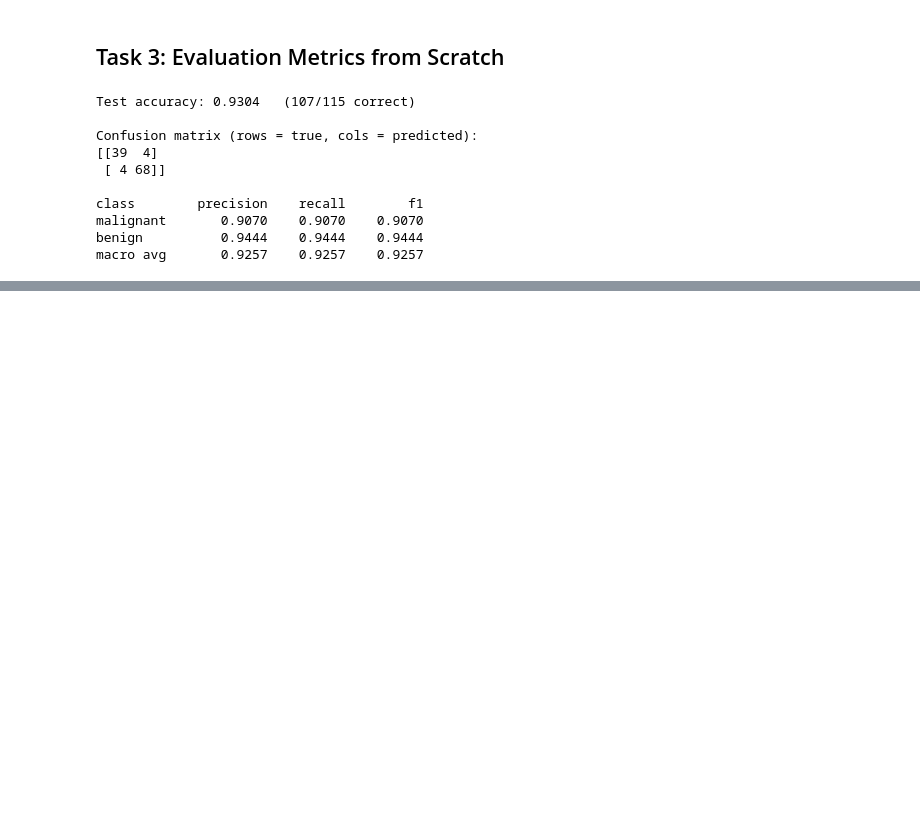
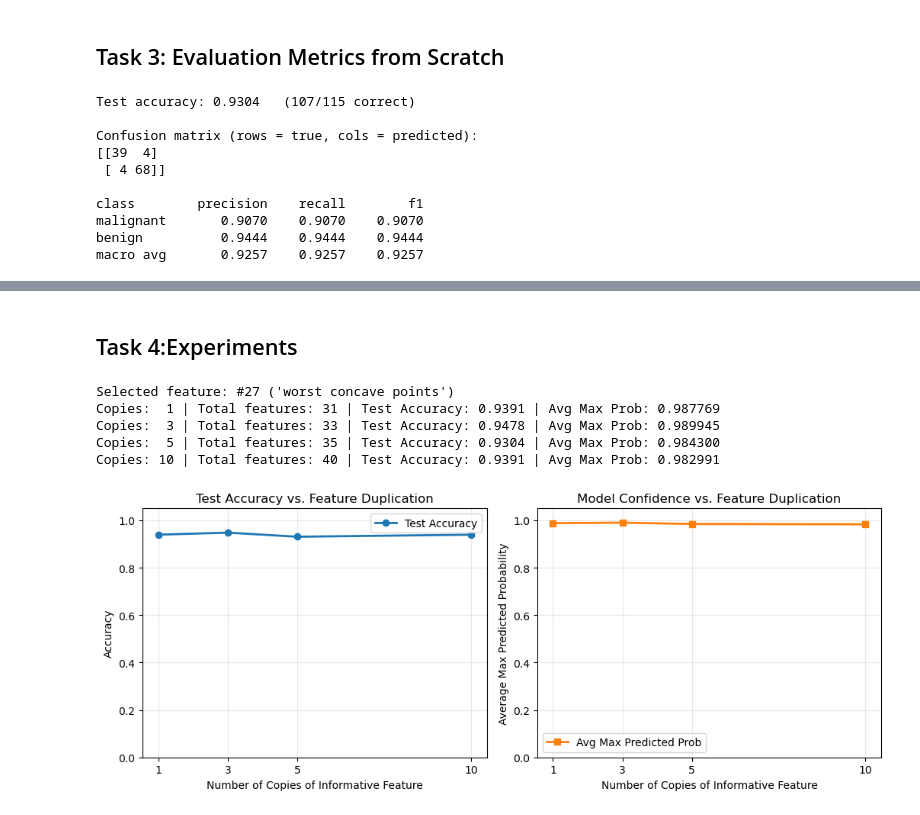
Before and after one commit to mariamemad347/GNB, a Jupyter notebook: GNB_20240437_20240575.ipynb, the cells around one changed output, grey strips where cells are left out. Drawn from its saved outputs; the diff is of its cells as text; code cells hidden in the pictures; blank space fills up the shorter version.

```diff
--- a/GNB_20240437_20240575.ipynb
+++ b/GNB_20240437_20240575.ipynb
@@ -278,0 +282,60 @@ macro avg       1.0000    1.0000    1.0000
+# %% [markdown]
+## Task 4:Experiments
+# %%
+class0_mean = X_train[y_train == 0].mean(axis=0)
+class1_mean = X_train[y_train == 1].mean(axis=0)
+pooled_std = np.where(X_train.std(axis=0) == 0, 1.0, X_train.std(axis=0))
+effect_size = np.abs(class0_mean - class1_mean) / pooled_std
+
+feat_idx = int(np.argmax(effect_size))
+feat_name = data.feature_names[feat_idx]
+print(f"Selected feature: #{feat_idx} ('{feat_name}')")
+
+copy_counts = [1, 3, 5, 10]
+accuracies = []
+avg_max_probs = []
+
+for n_copies in copy_counts:
+    dup_train = np.repeat(X_train[:, [feat_idx]], n_copies, axis=1)
+    dup_test = np.repeat(X_test[:, [feat_idx]], n_copies, axis=1)
+    X_tr_aug = np.hstack([X_train, dup_train])
+    X_te_aug = np.hstack([X_test, dup_test])
+    gnb = GaussianNaiveBayes().fit(X_tr_aug, y_train)
+    y_pred = gnb.predict(X_te_aug)
+    probs = gnb.predict_proba(X_te_aug)
+    acc = accuracy(y_test, y_pred)
+    mean_conf = float(np.mean(np.max(probs, axis=1)))
+    accuracies.append(acc)
+    avg_max_probs.append(mean_conf)
+    print(f"Copies: {n_copies:>2d} | Total features: {X_tr_aug.shape[1]:>2d} | "
+          f"Test Accuracy: {acc:.4f} | Avg Max Prob: {mean_conf:.6f}")
+fig, axes = plt.subplots(1, 2, figsize=(10.5, 4.2))
+
+axes[0].plot(copy_counts, accuracies, marker="o", linewidth=2, label="Test Accuracy")
+axes[0].set_title("Test Accuracy vs. Feature Duplication")
+axes[0].set_xlabel("Number of Copies of Informative Feature")
+axes[0].set_ylabel("Accuracy")
+axes[0].set_xticks(copy_counts)
+axes[0].set_ylim(0.0, 1.05)
+axes[0].grid(True, alpha=0.3)
+axes[0].legend()
+
+axes[1].plot(copy_counts, avg_max_probs, marker="s", linewidth=2, color="tab:orange",
+             label="Avg Max Predicted Prob")
+axes[1].set_title("Model Confidence vs. Feature Duplication")
+axes[1].set_xlabel("Number of Copies of Informative Feature")
+axes[1].set_ylabel("Average Max Predicted Probability")
+axes[1].set_xticks(copy_counts)
+axes[1].set_ylim(0.0, 1.05)
+axes[1].grid(True, alpha=0.3)
+axes[1].legend()
+
+fig.tight_layout()
+plt.show()
+# %% [output]
+Selected feature: #27 ('worst concave points')
+Copies:  1 | Total features: 31 | Test Accuracy: 0.9391 | Avg Max Prob: 0.987769
+Copies:  3 | Total features: 33 | Test Accuracy: 0.9478 | Avg Max Prob: 0.989945
+Copies:  5 | Total features: 35 | Test Accuracy: 0.9304 | Avg Max Prob: 0.984300
+Copies: 10 | Total features: 40 | Test Accuracy: 0.9391 | Avg Max Prob: 0.982991
+[figure, added]
```
Also changed, not shown: parts of 17 cells of this notebook.
